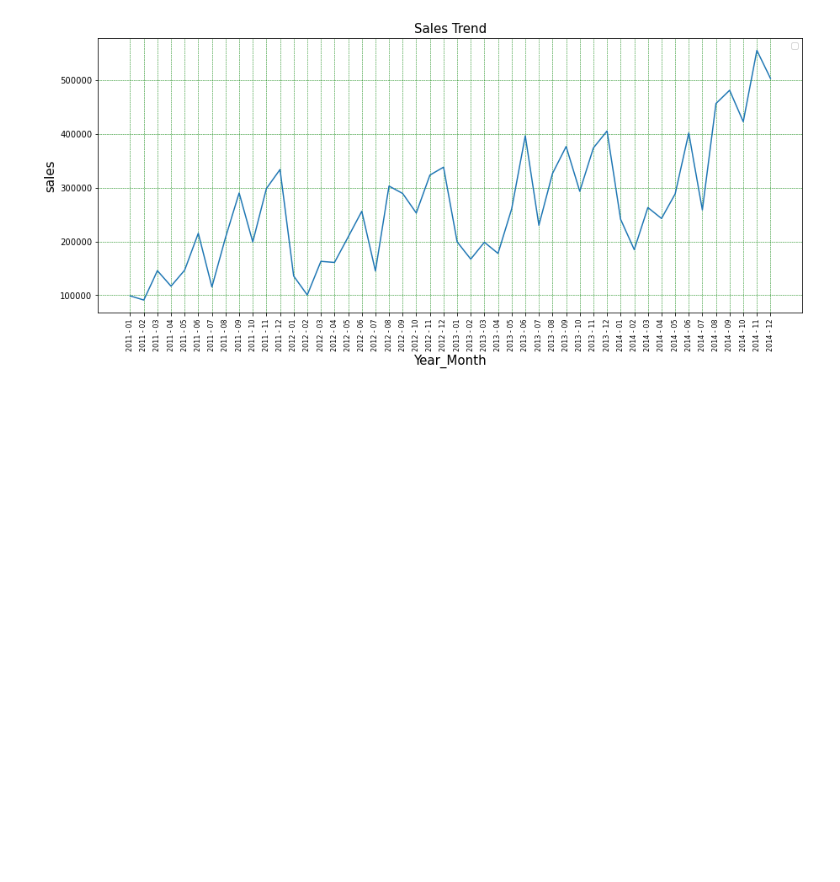
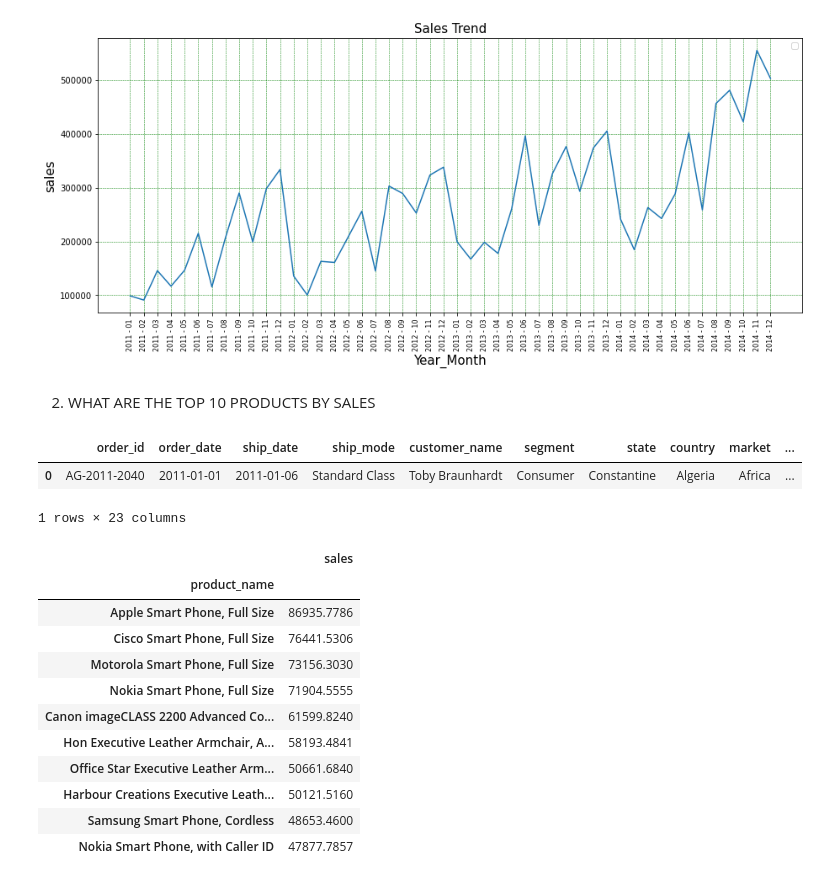
Before and after one commit to otkhwae/Sales-Data-Analysis, a Jupyter notebook: Sales_Data_Analysis.ipynb, the cells around one changed output. Drawn from its saved outputs; the diff is of its cells as text; code cells hidden in the pictures; blank space fills up the shorter version.

Commit message:
Top 10 products by sales

```diff
--- a/Sales_Data_Analysis.ipynb
+++ b/Sales_Data_Analysis.ipynb
@@ -136,3 +136,33 @@ plt.show()
 # %% [output]
 No handles with labels found to put in legend.
 [figure]
+# %% [markdown]
+2. <h7> WHAT ARE THE TOP 10 PRODUCTS BY SALES
+# %%
+sales_df.head(1)
+# %% [output]
+|  | order_id | order_date | ship_date | ship_mode | customer_name | segment | state | country | market | ... |
+| 0 | AG-2011-2040 | 2011-01-01 | 2011-01-06 | Standard Class | Toby Braunhardt | Consumer | Constantine | Algeria | Africa | ... |
+1 rows × 23 columns
+# %%
+# Grouping product name column
+product_sales_df = pd.DataFrame(sales_df.groupby('product_name').sum()['sales'])
+# %%
+# Sorting product sales
+product_sales_df = product_sales_df.sort_values('sales', ascending= False)
+# %%
+# top to products
+product_sales_df.head(10)
+# %% [output]
+|  | sales |
+| product_name |  |
+| Apple Smart Phone, Full Size | 86935.7786 |
+| Cisco Smart Phone, Full Size | 76441.5306 |
+| Motorola Smart Phone, Full Size | 73156.3030 |
+| Nokia Smart Phone, Full Size | 71904.5555 |
+| Canon imageCLASS 2200 Advanced Co... | 61599.8240 |
+| Hon Executive Leather Armchair, A... | 58193.4841 |
+| Office Star Executive Leather Arm... | 50661.6840 |
+| Harbour Creations Executive Leath... | 50121.5160 |
+| Samsung Smart Phone, Cordless | 48653.4600 |
+| Nokia Smart Phone, with Caller ID | 47877.7857 |
```
Also changed, not shown: parts of 2 cells of this notebook.
